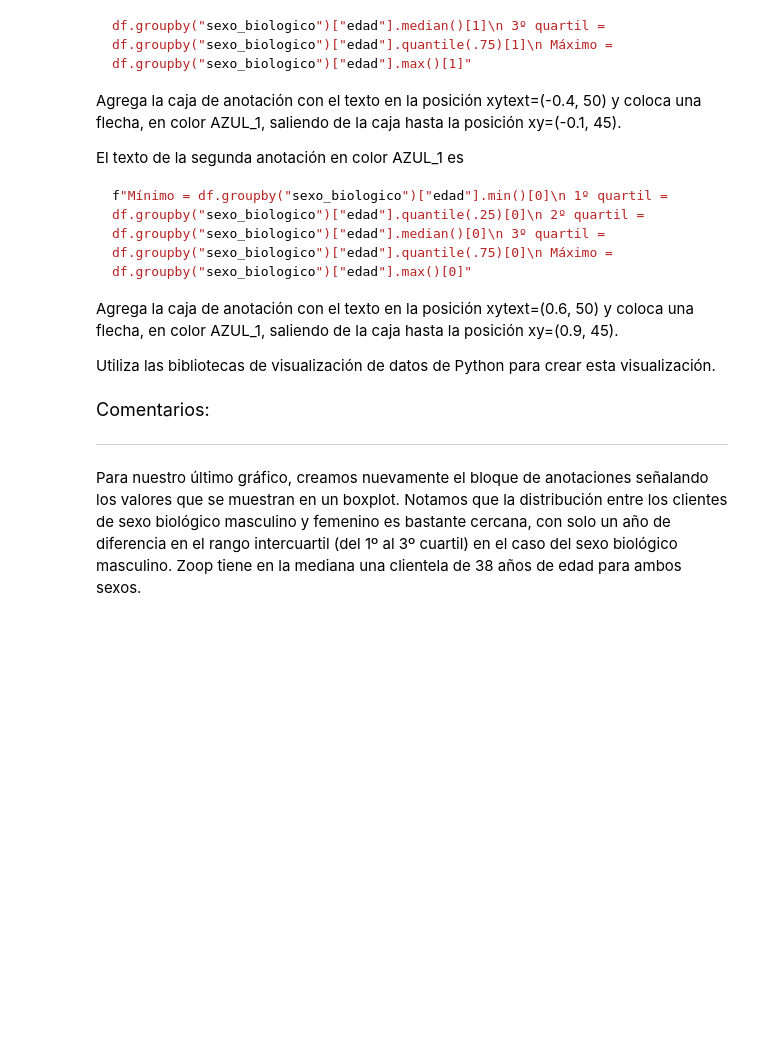
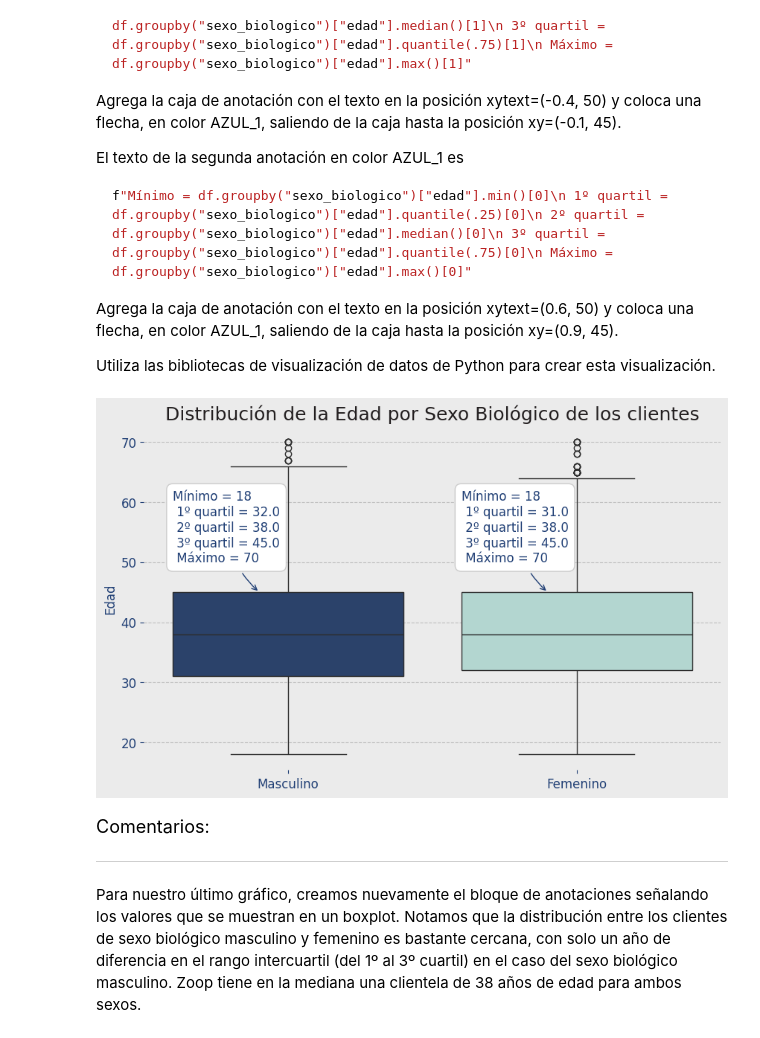
Before and after one commit to Ivan8Garcia/data-science, a Jupyter notebook: IA_aplicada_a_ciencia_de_datos.ipynb, the cells around one changed output. Drawn from its saved outputs; the diff is of its cells as text; code cells hidden in the pictures; blank space fills up the shorter version.

```diff
--- a/IA_aplicada_a_ciencia_de_datos.ipynb
+++ b/IA_aplicada_a_ciencia_de_datos.ipynb
@@ -1879,3 +2063,7 @@ Utiliza las bibliotecas de visualización de datos de Python para crear esta vis
+# %%
+box_plot_edad_sexo().show()
+# %% [output]
+[figure, added]
 # %% [markdown]
 <font color="7b71ff" size=4> Comentarios: </font>
 
```
Also changed, not shown: parts of 8 cells of this notebook.
